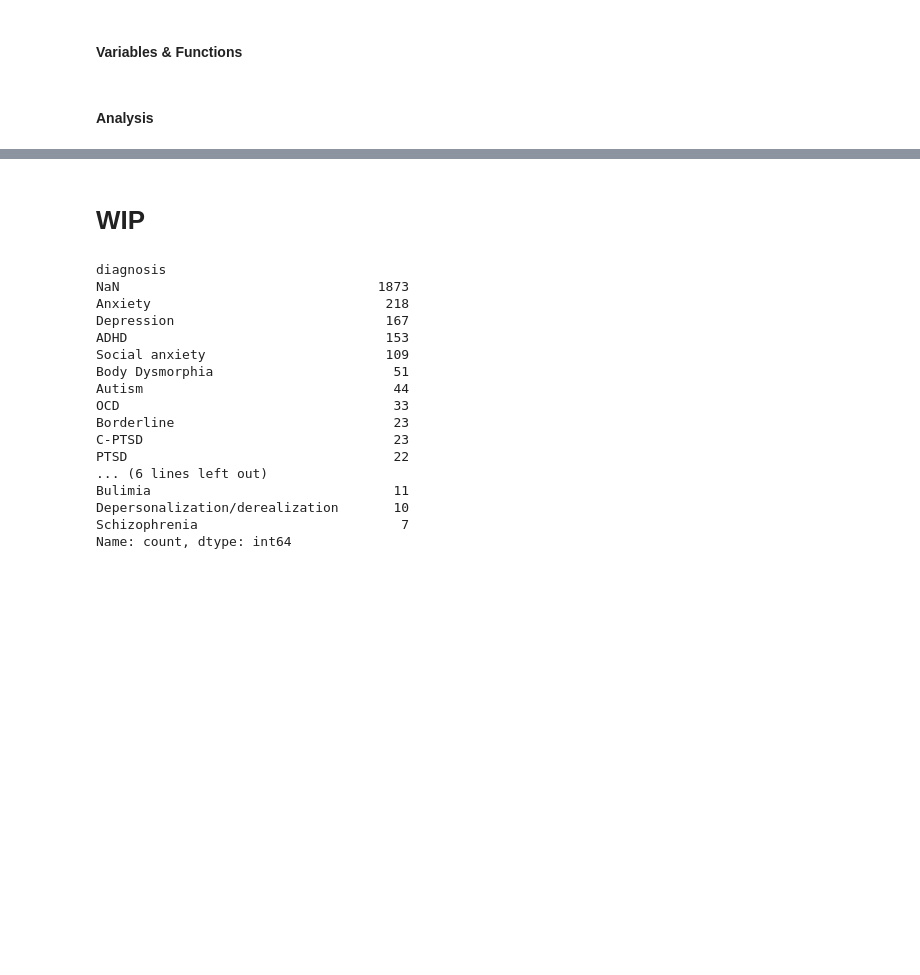
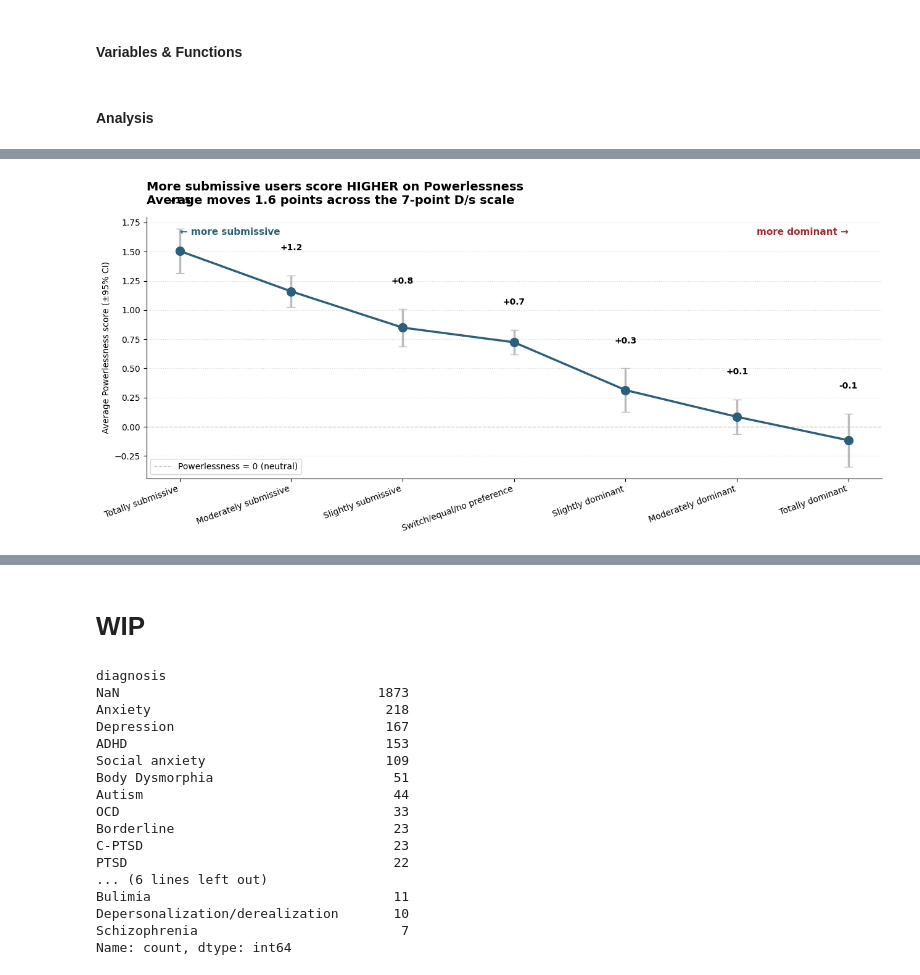
Before and after one commit to darknet-doll/BKS_survey, a Jupyter notebook: 1a_CGL_EDA.ipynb, the cells around one changed output, grey strips where cells are left out. Drawn from its saved outputs; the diff is of its cells as text; code cells hidden in the pictures; blank space fills up the shorter version.

```diff
--- a/1a_CGL_EDA.ipynb
+++ b/1a_CGL_EDA.ipynb
@@ -1517,0 +1634,92 @@ Passing `palette` without assigning `hue` is deprecated and will be removed in v
+# %%
+# Powerlessness × D/s Preference — the headline question for this variable.
+# Title carries the finding; chart confirms direction and shape; stats sit below.
+from scipy.stats import spearmanr
+
+sub = df[['powerlessness', 'ds_preference']].dropna().copy()
+sub['ds_rank'] = sub['ds_preference'].map(ds_rank)
+
+rho, p_rho = spearmanr(sub['ds_rank'], sub['powerlessness'])
+
+grouped = (
+    sub.groupby('ds_preference')['powerlessness']
+       .agg(['mean', 'std', 'count'])
+       .reindex(ds_order)
+)
+grouped['ci'] = 1.96 * grouped['std'] / np.sqrt(grouped['count'])
+
+# Plain-language headline: how much does the average move across the scale?
+sub_end = grouped.loc['Totally submissive', 'mean']
+dom_end = grouped.loc['Totally dominant', 'mean']
+range_pts = sub_end - dom_end
+direction_word = 'HIGHER' if range_pts > 0 else 'LOWER'
+headline = (
+    f'More submissive users score {direction_word} on Powerlessness\n'
+    f'Average moves {abs(range_pts):.1f} points from Totally Dominant '
+    f'(left) to Totally Submissive (right)'
+)
+# ds_order has Totally submissive at index 0, Totally dominant at index 6 —
+# so on the chart, sub is on the LEFT and dom is on the RIGHT. Update the
+# headline accordingly:
+headline = (
+    f'More submissive users score {direction_word} on Powerlessness\n'
+    f'Average moves {abs(range_pts):.1f} points across the 7-point D/s scale'
+)
+
+fig, ax = plt.subplots(figsize=(13, 6))
+x = np.arange(len(ds_order))
+ax.errorbar(
+    x, grouped['mean'], yerr=grouped['ci'],
+    fmt='o-', linewidth=2.5, markersize=10,
+    color='#2c5f7a', ecolor='#bbbbbb', capsize=5,
+)
+
+# Inline mean labels above each point — no n=, kept clean.
+for i, (_, row) in enumerate(grouped.iterrows()):
+    if pd.notna(row['mean']):
+        ax.text(
+            i, row['mean'] + row['ci'] + 0.20,
+            f'{row["mean"]:+.1f}',
+            ha='center', va='bottom', fontsize=10, fontweight='bold',
+        )
+
+ax.axhline(0, color='#aaa', linestyle='--', linewidth=1, alpha=0.6,
+           label='Powerlessness = 0 (neutral)')
+
+# Orientation labels in the upper corners — quick read on which side is which.
+y_min, y_max = ax.get_ylim()
+y_label_pos = y_max - (y_max - y_min) * 0.04
+ax.text(0, y_label_pos, '← more submissive',
+        ha='left', va='top', fontsize=11, fontweight='bold', color='#2c5f7a')
+ax.text(len(ds_order) - 1, y_label_pos, 'more dominant →',
+        ha='right', va='top', fontsize=11, fontweight='bold', color='#a52a2a')
+
+ax.set_xticks(x)
+ax.set_xticklabels(ds_order, rotation=20, ha='right')
+ax.set_xlabel('')
+ax.set_ylabel('Average Powerlessness score (±95% CI)')
+ax.set_title(headline, fontweight='bold', fontsize=14, loc='left', pad=15)
+ax.spines['top'].set_visible(False)
+ax.spines['right'].set_visible(False)
+ax.grid(axis='y', linestyle=':', alpha=0.5)
+ax.legend(loc='best', frameon=True)
+
+plt.tight_layout()
+plt.show()
+
+sig = '***' if p_rho < 0.001 else ('**' if p_rho < 0.01 else ('*' if p_rho < 0.05 else 'ns'))
+print(f"""
+Stats (for curious readers)
+───────────────────────────
+Spearman ρ = {rho:+.3f}  ({sig}, n = {len(sub):,})
+  ρ near 0 → no relationship between Powerlessness and D/s preference
+  ρ < 0    → higher Powerlessness goes with more SUBMISSIVE D/s preference
+  ρ > 0    → higher Powerlessness goes with more DOMINANT D/s preference
+
+A monotone slope across all 7 D/s levels (rather than just a sub-vs-dom split)
+means Powerlessness behaves like a graded dimension, not a binary kink/no-kink
+switch — the more submissive someone is, the higher their Powerlessness, level
+by level.
+""")
+# %% [output]
+[figure, added]
```
Also changed, not shown: parts of 13 cells of this notebook, 2 other files.
